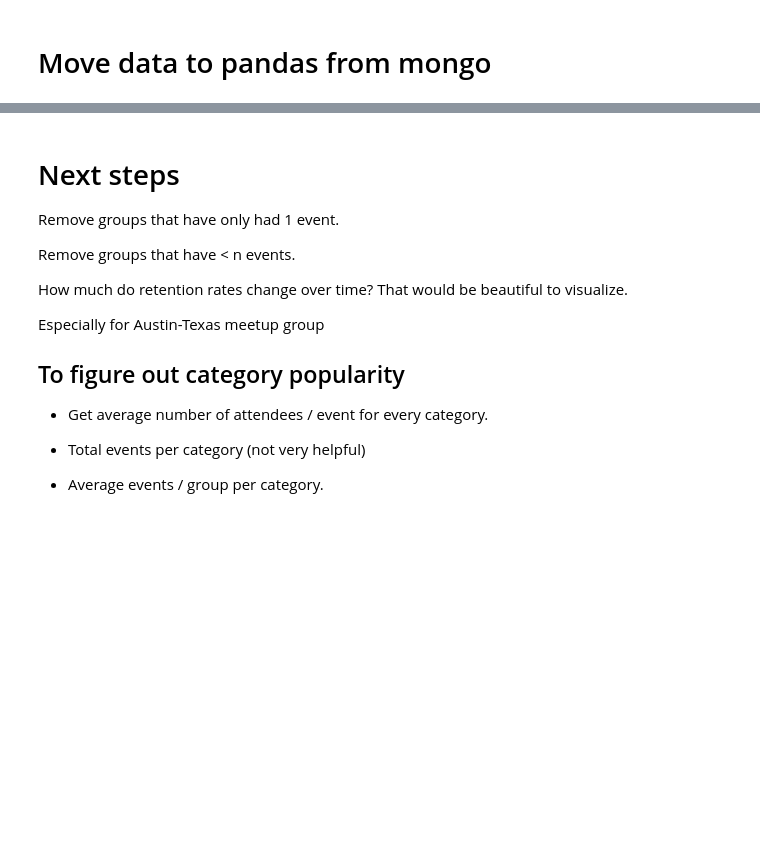
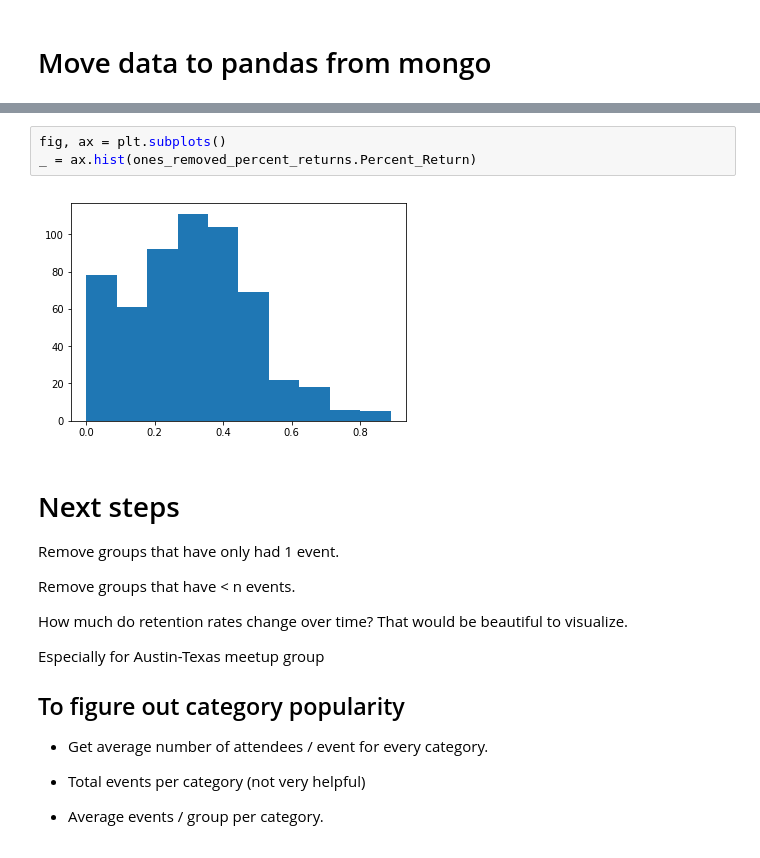
Before and after one commit to Jesse-Kerr/meetup_retentions, a Jupyter notebook: meetup.ipynb, the cells around one changed output, grey strips where cells are left out. Cells and saved outputs as stored; diff of their text form; blank space fills up the shorter version.

```diff
--- a/meetup.ipynb
+++ b/meetup.ipynb
@@ -253,3 +313,8 @@ did_they_come_back()
+# %%
+fig, ax = plt.subplots()
+_ = ax.hist(ones_removed_percent_returns.Percent_Return)
+# %% [output]
+[figure, added]
 # %% [markdown]
 # Next steps
 
```
Also changed, not shown: parts of 4 cells of this notebook.
